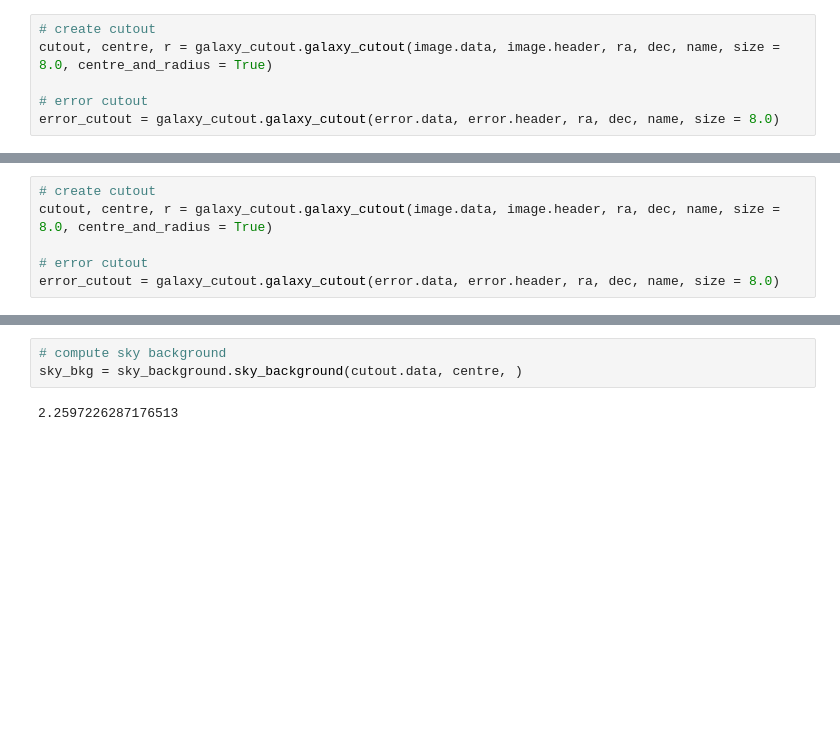
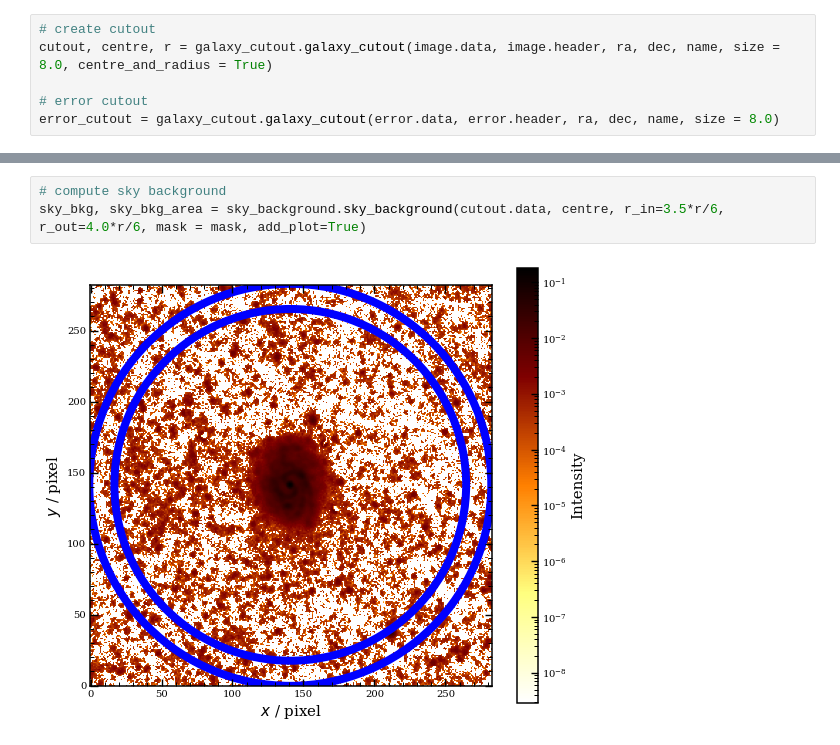
Before and after one commit to ndemarch/radial-profile-utils, a Jupyter notebook: sample_notebook.ipynb, the cells around one changed output, grey strips where cells are left out. Cells and saved outputs as stored; diff of their text form; blank space fills up the shorter version.

```diff
--- a/sample_notebook.ipynb
+++ b/sample_notebook.ipynb
@@ -43,7 +43 @@ found you:  NGC4535
-# %%
-# create cutout
-cutout, centre, r = galaxy_cutout.galaxy_cutout(image.data, image.header, ra, dec, name, size = 8.0, centre_and_radius = True)
-
-# error cutout
-error_cutout = galaxy_cutout.galaxy_cutout(error.data, error.header, ra, dec, name, size = 8.0)
 # %%
@@ -88,5 +83,5 @@ Info: using provided WCS instead of converting header to WCS
 # %%
 # compute sky background
-sky_bkg = sky_background.sky_background(cutout.data, centre, )
+sky_bkg, sky_bkg_area = sky_background.sky_background(cutout.data, centre, r_in=3.5*r/6, r_out=4.0*r/6, mask = mask, add_plot=True)
 # %% [output]
-2.2597226287176513
+[figure, added]
```
Also changed, not shown: parts of 9 cells of this notebook, 7 other files.
